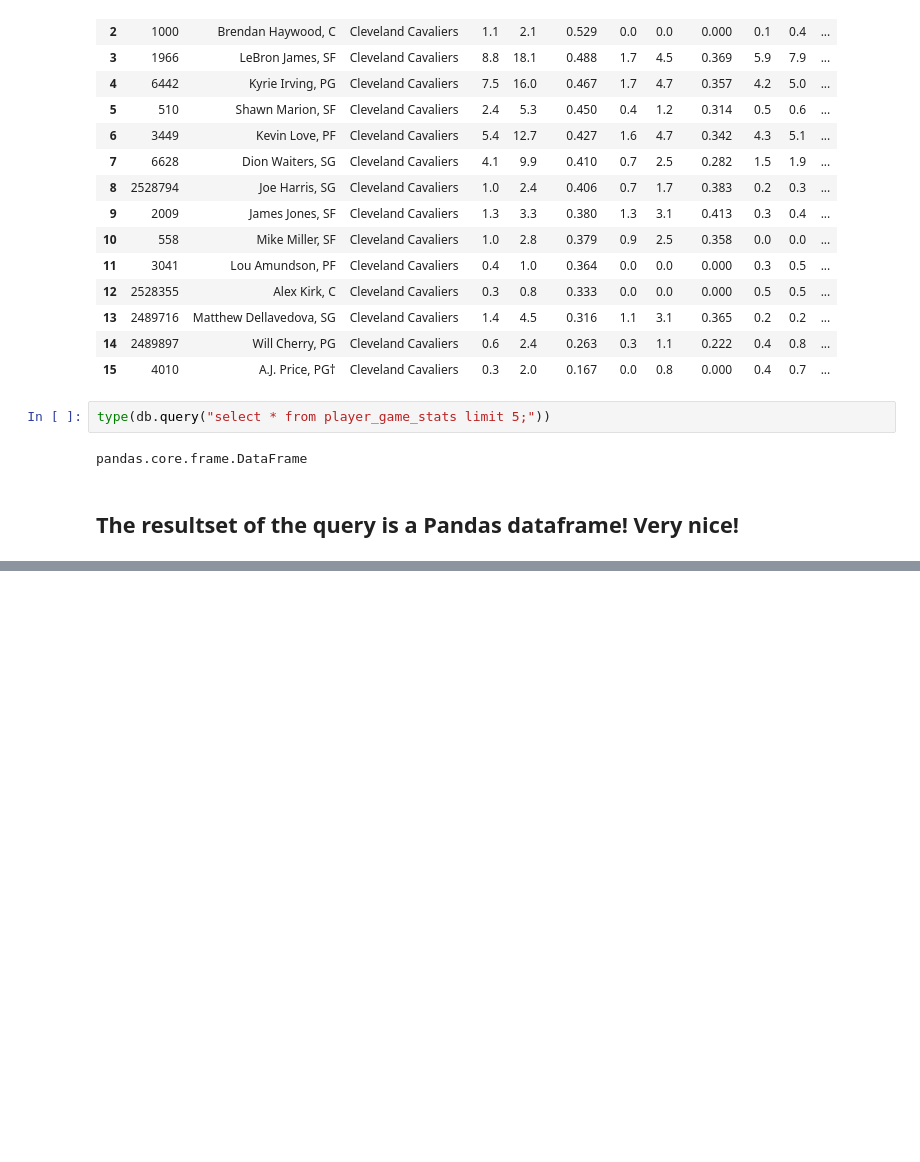
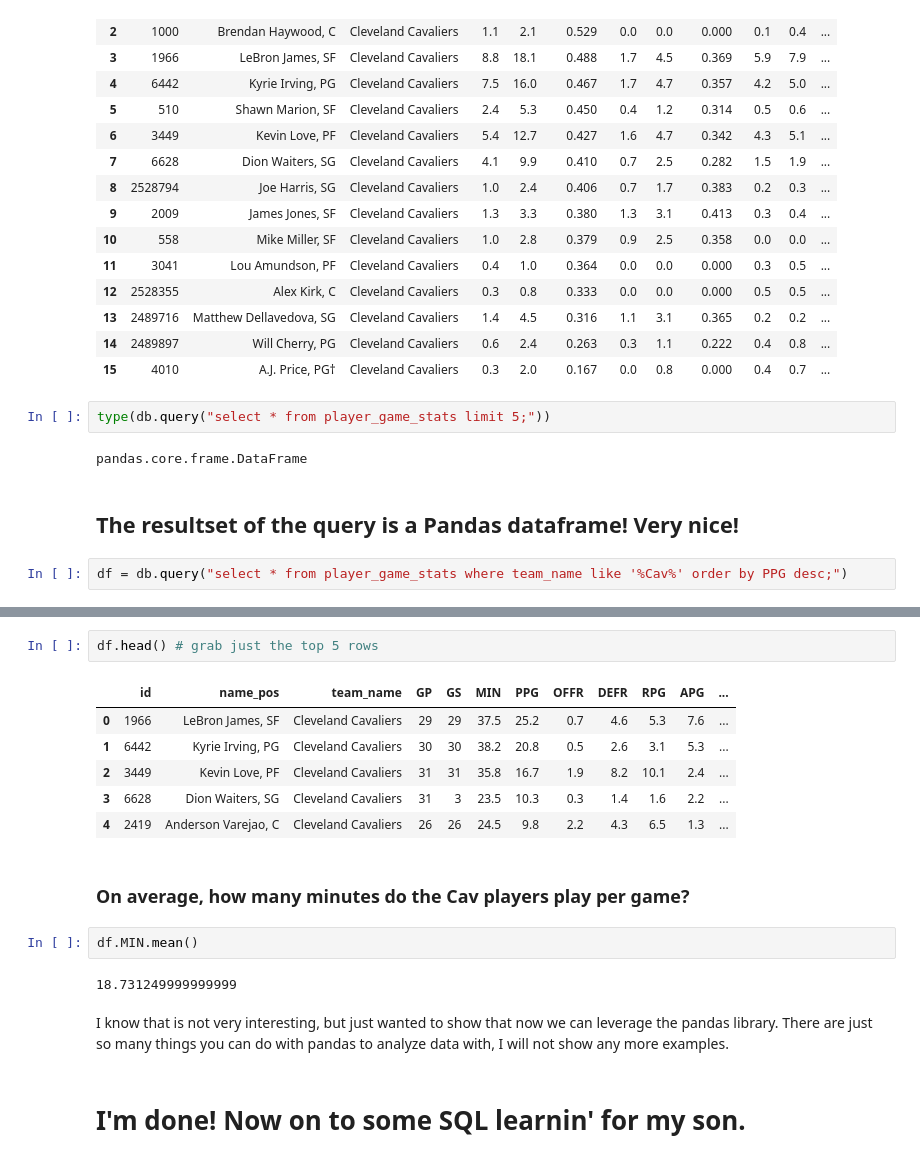
Before and after one commit to Ebotto1/ipython_notebooks, a Jupyter notebook: web_scraping/NBA_Player_Stats.ipynb, the cells around one changed output, grey strips where cells are left out. Cells and saved outputs as stored; diff of their text form; blank space fills up the shorter version.

```diff
--- a/web_scraping/NBA_Player_Stats.ipynb
+++ b/web_scraping/NBA_Player_Stats.ipynb
@@ -674,3 +676,5 @@ type(db.query("select * from player_game_stats limit 5;"))
 pandas.core.frame.DataFrame
 # %% [markdown]
 ## The resultset of the query is a Pandas dataframe!  Very nice!
+# %%
+df = db.query("select * from player_game_stats where team_name like '%Cav%' order by PPG desc;")
@@ -676,0 +701,19 @@ pandas.core.frame.DataFrame
+# %%
+df.head() # grab just the top 5 rows
+# %% [output]
+|  | id | name_pos | team_name | GP | GS | MIN | PPG | OFFR | DEFR | RPG | APG | ... |
+| 0 | 1966 | LeBron James, SF | Cleveland Cavaliers | 29 | 29 | 37.5 | 25.2 | 0.7 | 4.6 | 5.3 | 7.6 | ... |
+| 1 | 6442 | Kyrie Irving, PG | Cleveland Cavaliers | 30 | 30 | 38.2 | 20.8 | 0.5 | 2.6 | 3.1 | 5.3 | ... |
+| 2 | 3449 | Kevin Love, PF | Cleveland Cavaliers | 31 | 31 | 35.8 | 16.7 | 1.9 | 8.2 | 10.1 | 2.4 | ... |
+| 3 | 6628 | Dion Waiters, SG | Cleveland Cavaliers | 31 | 3 | 23.5 | 10.3 | 0.3 | 1.4 | 1.6 | 2.2 | ... |
+| 4 | 2419 | Anderson Varejao, C | Cleveland Cavaliers | 26 | 26 | 24.5 | 9.8 | 2.2 | 4.3 | 6.5 | 1.3 | ... |
+# %% [markdown]
+### On average, how many minutes do the Cav players play per game?
+# %%
+df.MIN.mean()
+# %% [output]
+18.731249999999999
+# %% [markdown]
+I know that is not very interesting, but just wanted to show that now we can leverage the pandas library.  There are just so many things you can do with pandas to analyze data with, I will not show any more examples.
+# %% [markdown]
+# I'm done!  Now on to some SQL learnin' for my son.
```
Also changed, not shown: parts of 3 cells of this notebook.
